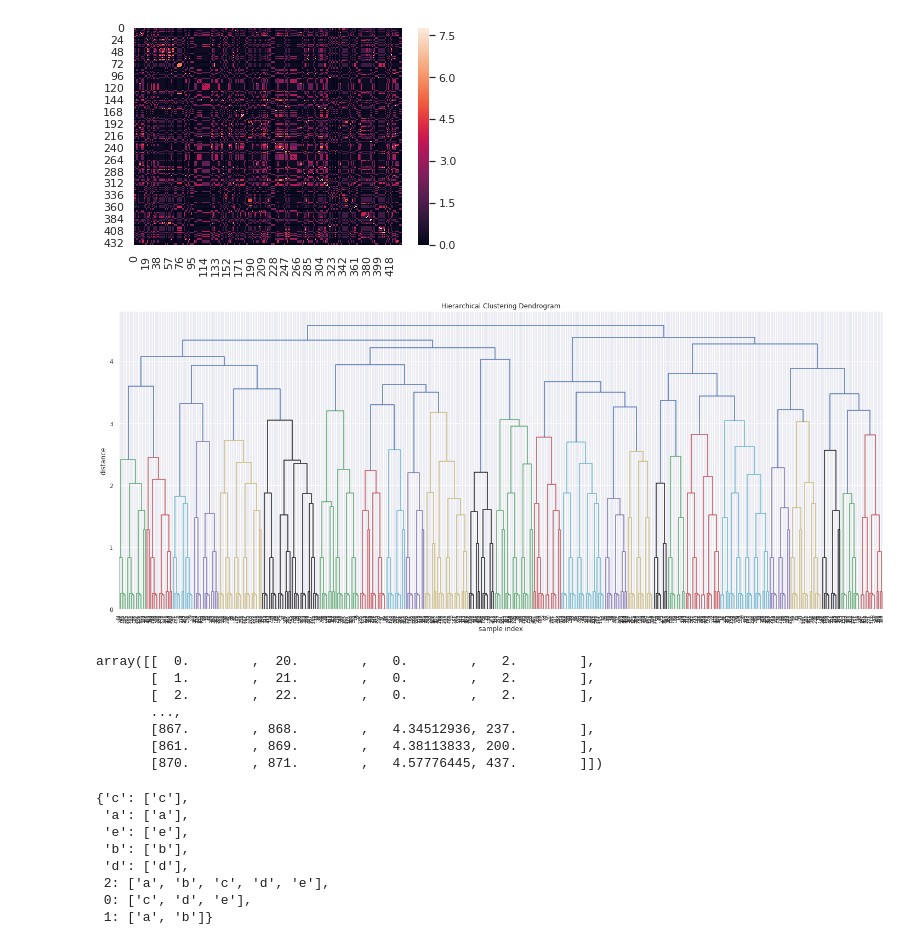
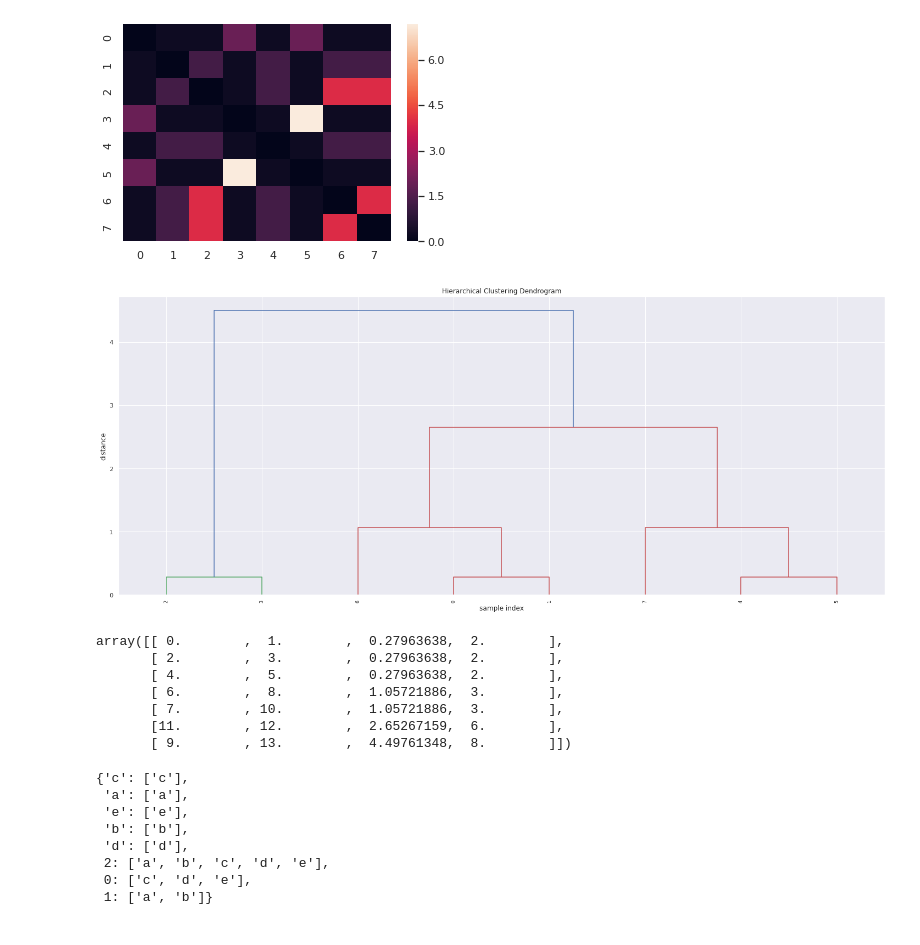
Before and after one commit to everyxs/BayesianOmics, a Jupyter notebook: DAG/DAGtest.ipynb, the cells around one changed output. Cells and saved outputs as stored; diff of their text form; code cells hidden in the pictures.

```diff
--- a/DAG/DAGtest.ipynb
+++ b/DAG/DAGtest.ipynb
@@ -18,10 +18,11 @@ You should consider upgrading via the 'pip install --upgrade pip' command.
 Networkx version: 2.3
 # %%
 G = nx.read_edgelist("data/resnik.txt", delimiter='\t' , nodetype=str,  data=(('weight',float),))
-A = nx.adjacency_matrix(G)
+G0 = G.subgraph(['ACD', 'ABL1', 'ACTL6A', 'ACTR5', 'ACTR8', 'ALKBH1', 'ALKBH2', 'ALKBH3'])
+A = nx.adjacency_matrix(G0)
 ax = sns.heatmap(A.todense())
 # %% [output]
-[figure, old version]
+[figure, new version]
 # %%
 from scipy.cluster.hierarchy import dendrogram, linkage
 from scipy.spatial.distance import pdist, squareform
@@ -41,14 +42,14 @@ dendrogram(
 plt.show()
 Z
 # %% [output]
-[figure, old version]
+[figure, new version]
-array([[  0.        ,  20.        ,   0.        ,   2.        ],
-       [  1.        ,  21.        ,   0.        ,   2.        ],
-       [  2.        ,  22.        ,   0.        ,   2.        ],
-       ...,
-       [867.        , 868.        ,   4.34512936, 237.        ],
-       [861.        , 869.        ,   4.38113833, 200.        ],
-       [870.        , 871.        ,   4.57776445, 437.        ]])
+array([[ 0.        ,  1.        ,  0.27963638,  2.        ],
+       [ 2.        ,  3.        ,  0.27963638,  2.        ],
+       [ 4.        ,  5.        ,  0.27963638,  2.        ],
+       [ 6.        ,  8.        ,  1.05721886,  3.        ],
+       [ 7.        , 10.        ,  1.05721886,  3.        ],
+       [11.        , 12.        ,  2.65267159,  6.        ],
+       [ 9.        , 13.        ,  4.49761348,  8.        ]])
 # %%
 import networkx as nx
 import matplotlib.pyplot as plt
```
Also changed, not shown: parts of 23 cells of this notebook, 1 other file.
